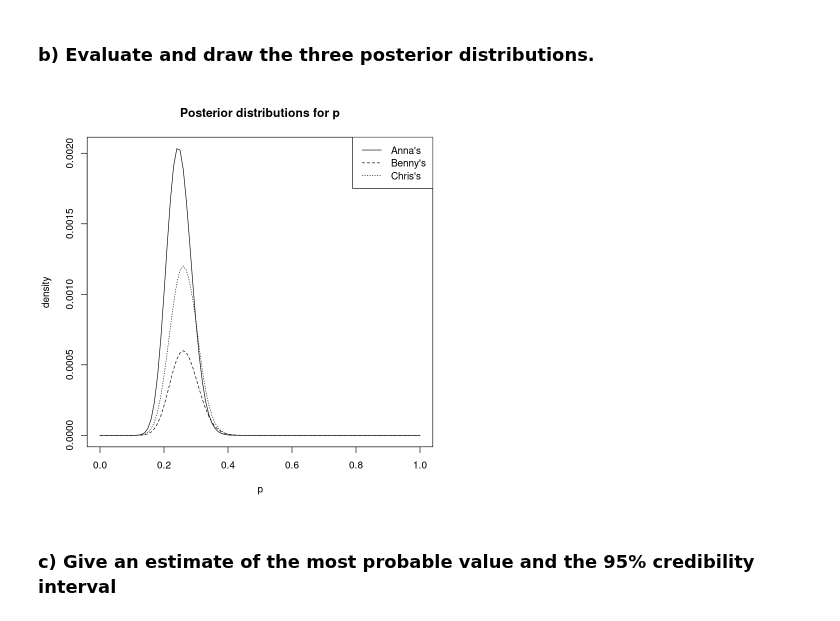
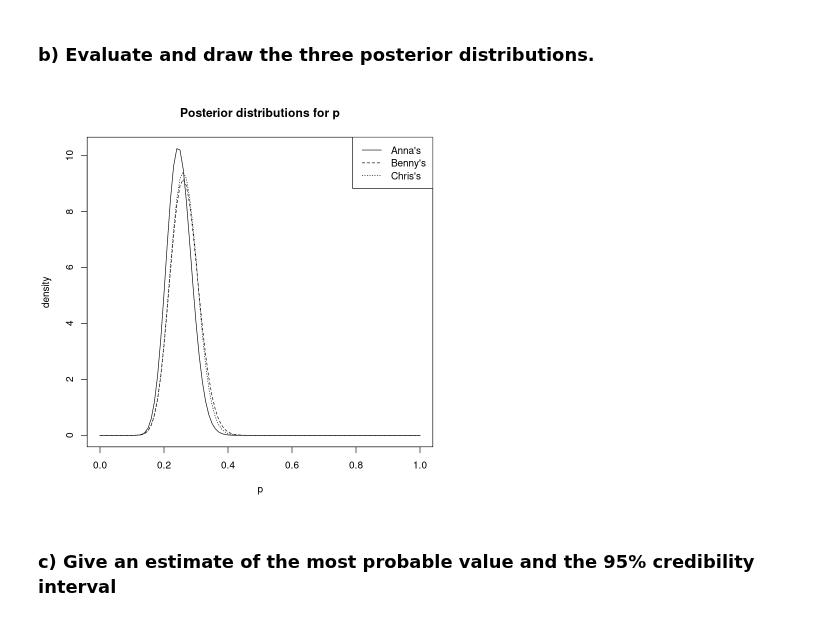
Before and after one commit to eigen-carmona/AdvStats, a Jupyter notebook: lab5/ex5.ipynb, the cells around one changed output. Saved outputs shown, nothing was run; the diff lists cells and outputs as text; code cells hidden in the pictures.

```diff
--- a/lab5/ex5.ipynb
+++ b/lab5/ex5.ipynb
@@ -92,23 +97,23 @@ The next day the three students decide to interview a sample of 100 citizens of
 # %%
 # we set a binomial distribution for the likelihood
 likelihood <- function(p){dbinom(26,100,p)}
 
 post_dist <- function(likelihood,prior_dist){
     pre_post <- function(x){likelihood(x)*prior_dist(x)}
     c_post <- 1/integrate(pre_post,0,1)$value
-    return(function(x){c*pre_post(x)})
+    return(function(x){c_post*pre_post(x)})
 }
 
 
 post_anna <- post_dist(likelihood,anna)
 post_benny <- post_dist(likelihood,benny)
 post_chris <- post_dist(likelihood,chris)
 
 plot(post_anna, main = 'Posterior distributions for p', lty = 1, ylab ='density', xlab = 'p')
 lines(x,post_benny(x), lty = 2)
 lines(x,post_chris(x), lty = 3)
 legend("topright",legend = c("Anna's","Benny's", "Chris's"), lty =1:3)
 # %% [output]
-[figure, old version]
+[figure, new version]
 # %% [markdown]
 ### c)  Give an estimate of the most probable value and the 95% credibility interval
```
Also changed, not shown: parts of 10 cells of this notebook.
